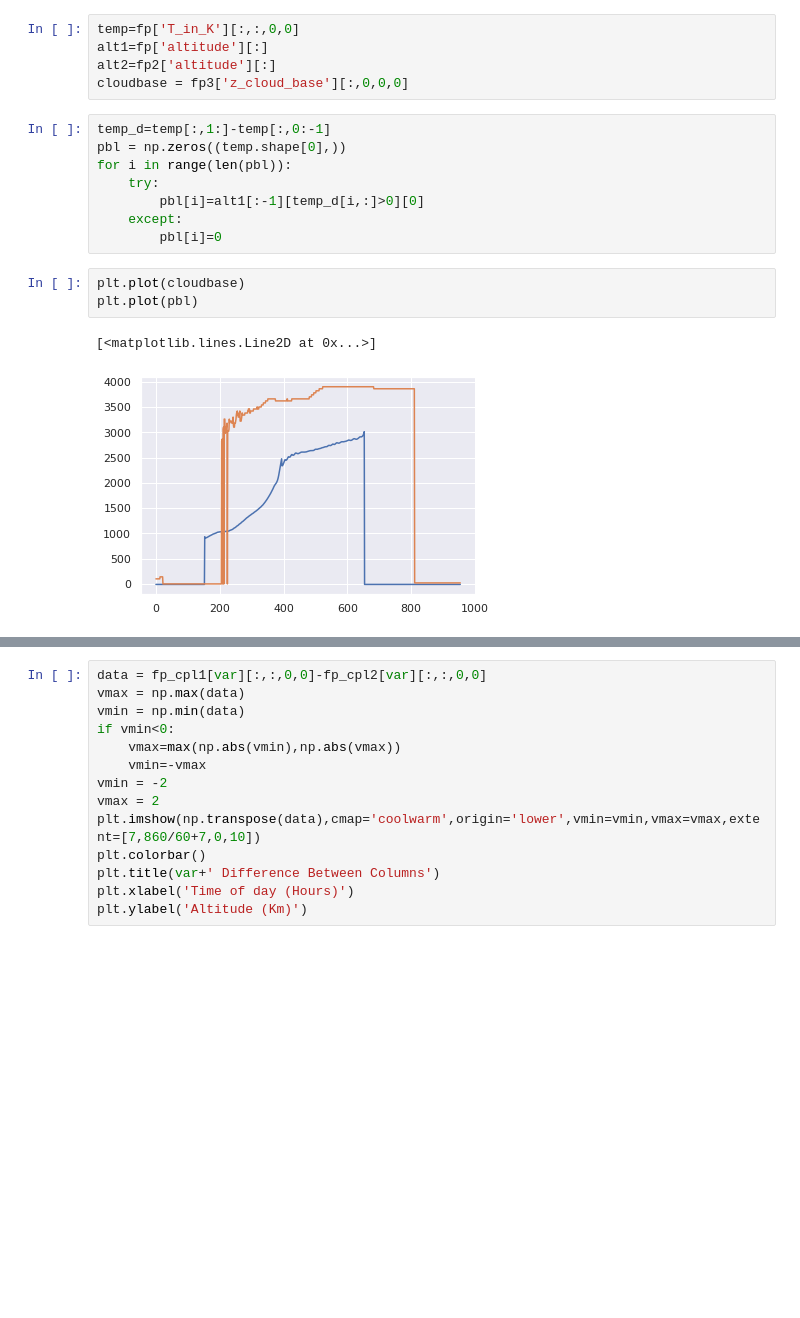
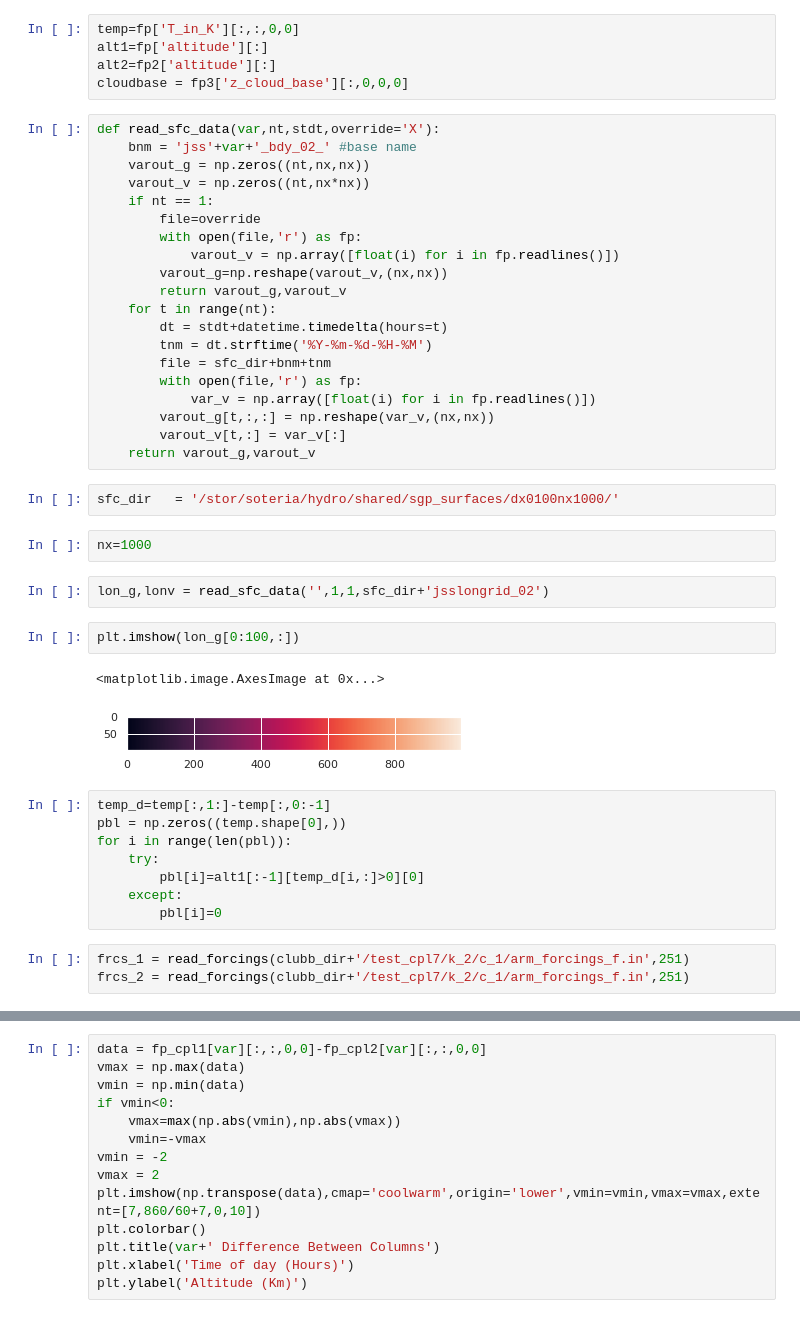
Before and after one commit to tswater/clubb_scripts, a Jupyter notebook: Untitled.ipynb, the cells around one changed output, grey strips where cells are left out. Saved outputs shown, nothing was run; the diff lists cells and outputs as text; blank space fills up the shorter version.

```diff
--- a/Untitled.ipynb
+++ b/Untitled.ipynb
@@ -701,6 +724,37 @@ temp=fp['T_in_K'][:,:,0,0]
 alt1=fp['altitude'][:]
 alt2=fp2['altitude'][:]
 cloudbase = fp3['z_cloud_base'][:,0,0,0]
+# %%
+def read_sfc_data(var,nt,stdt,override='X'):
+    bnm = 'jss'+var+'_bdy_02_' #base name
+    varout_g = np.zeros((nt,nx,nx))
+    varout_v = np.zeros((nt,nx*nx))
+    if nt == 1:
+        file=override
+        with open(file,'r') as fp:
+            varout_v = np.array([float(i) for i in fp.readlines()])
+        varout_g=np.reshape(varout_v,(nx,nx))
+        return varout_g,varout_v
+    for t in range(nt):
+        dt = stdt+datetime.timedelta(hours=t)
+        tnm = dt.strftime('%Y-%m-%d-%H-%M')
+        file = sfc_dir+bnm+tnm
+        with open(file,'r') as fp:
+            var_v = np.array([float(i) for i in fp.readlines()])
+        varout_g[t,:,:] = np.reshape(var_v,(nx,nx))
+        varout_v[t,:] = var_v[:]
+    return varout_g,varout_v
+# %%
+sfc_dir   = '/stor/soteria/hydro/shared/sgp_surfaces/dx0100nx1000/'
+# %%
+nx=1000
+# %%
+lon_g,lonv = read_sfc_data('',1,1,sfc_dir+'jsslongrid_02')
+# %%
+plt.imshow(lon_g[0:100,:])
+# %% [output]
+<matplotlib.image.AxesImage at 0x...>
+[figure, added]
 # %%
 temp_d=temp[:,1:]-temp[:,0:-1]
 pbl = np.zeros((temp.shape[0],))
@@ -709,9 +763,6 @@ for i in range(len(pbl)):
         pbl[i]=alt1[:-1][temp_d[i,:]>0][0]
     except:
         pbl[i]=0
-# %%
-plt.plot(cloudbase)
-plt.plot(pbl)
-# %% [output]
-[<matplotlib.lines.Line2D at 0x...>]
-[figure, removed]
+# %%
+frcs_1 = read_forcings(clubb_dir+'/test_cpl7/k_2/c_1/arm_forcings_f.in',251)
+frcs_2 = read_forcings(clubb_dir+'/test_cpl7/k_2/c_1/arm_forcings_f.in',251)
```
Also changed, not shown: parts of 7 cells of this notebook, 4 other files.
